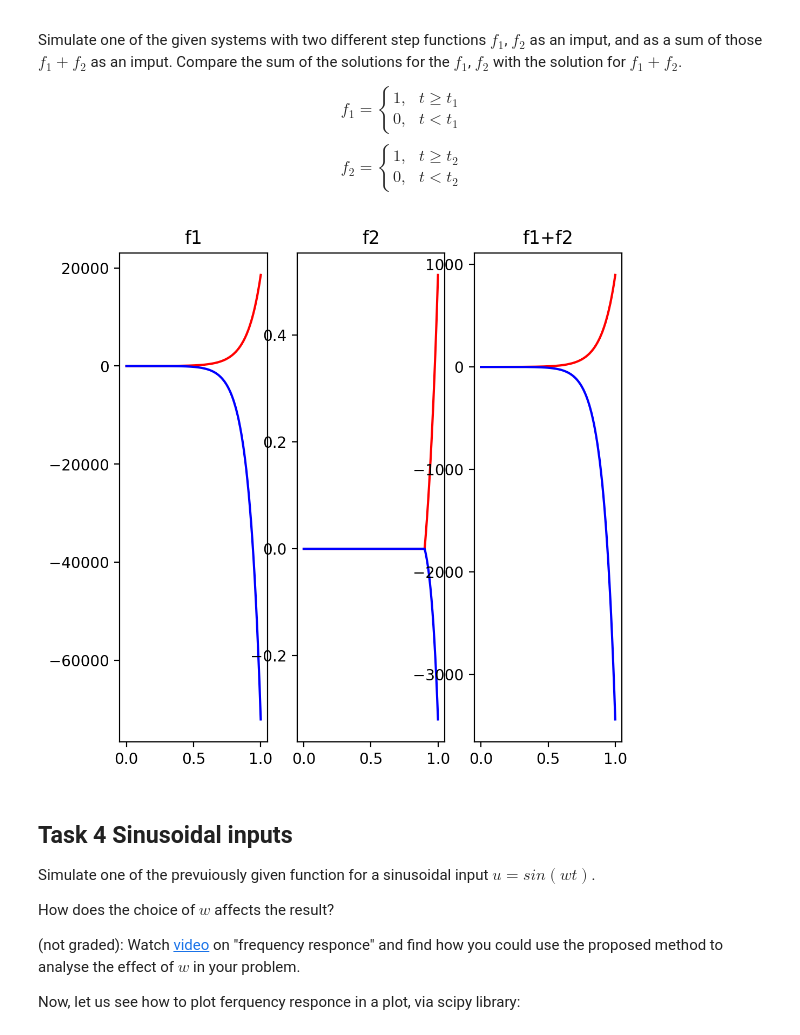
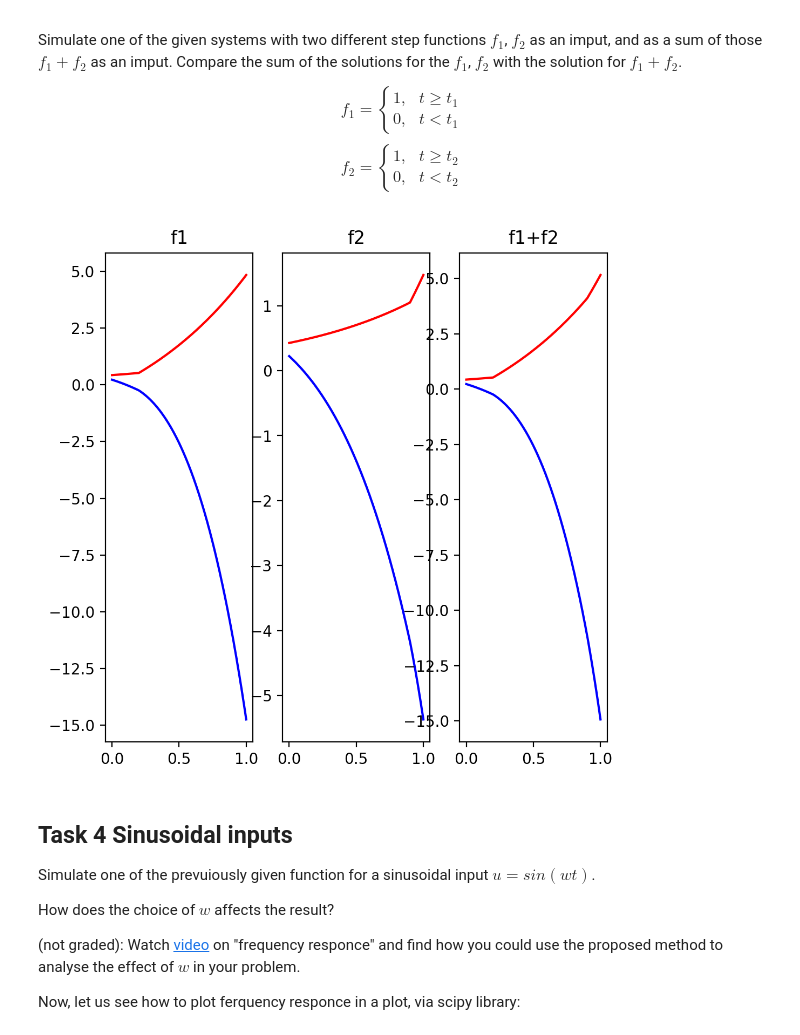
Before and after one commit to enestydarealmc/IU_ControlTheory, a Jupyter notebook: CT_Assignment2.ipynb, the cells around one changed output. Saved outputs shown, nothing was run; the diff lists cells and outputs as text; code cells hidden in the pictures.

```diff
--- a/CT_Assignment2.ipynb
+++ b/CT_Assignment2.ipynb
@@ -609,49 +609,48 @@ t1 = 0.2
 t2 = 0.9
 
 n = 2
-A = np.array([[10.0, 0.0], [-5.0, 10.0]])
+A = np.array([[1.0, 0.0], [-5.0, 1.0]])
 B = np.array([[2.0, 1.0], [0.0, -1.0]])
 C = np.eye(2, dtype= float)
 D = np.zeros(shape=(2,2), dtype=float)
 
-f1 = lambda t: [1,1] if t>=t1 else [0,0]
+f1 = lambda t: np.array([1.0, 1.0]) if t>=t1 else [0,0]
 
-f2 = lambda t: [1,1] if t>=t2 else [0,0]
+f2 = lambda t: np.array([1.0, 1.0]) if t>=t2 else [0,0]
 
 time = np.linspace(0, 1, 1000)
 x0 = np.random.rand(n)  # initial state
 
 sys = signal.StateSpace(A,B,C,D)
 u1 = np.array(list(map(f1, time)))
 u2 = np.array(list(map(f2, time)))
 u3 = u1 + u2
 
 # print(u3.shape)
 
 tout1, x1, y1 = signal.lsim(system=sys,U=u1,T=time, X0=x0)
-tout2, x2, y2 = signal.lsim(sys,u2,time)
-tout3, x3, y3 = signal.lsim(sys,u3,time)
-
+tout2, x2, y2 = signal.lsim(sys,u2,time, X0=x0)
+tout3, x3, y3 = signal.lsim(sys,u3,time, X0=x0)
 
 fig = plt.figure(figsize=(6,6), dpi=200)
 ax1 = fig.add_subplot(131)
 ax2 = fig.add_subplot(132)
 ax3 = fig.add_subplot(133)
 
 ax1.set_title('f1')
-ax1.plot(tout1, x1[:, 0],'r')
-ax1.plot(tout1, x1[:, 1],'b')
+ax1.plot(time, x1[:, 0],'r')
+ax1.plot(time, x1[:, 1],'b')
 
 ax2.set_title('f2')
-ax2.plot(tout2, x2[:, 0],'r')
-ax2.plot(tout2, x2[:, 1],'b')
+ax2.plot(time, x2[:, 0],'r')
+ax2.plot(time, x2[:, 1],'b')
 
 ax3.set_title('f1+f2')
-ax3.plot(tout3, x3[:, 0],'r')
-ax3.plot(tout3, x3[:, 1],'b')
+ax3.plot(time, x3[:, 0],'r')
+ax3.plot(time, x3[:, 1],'b')
 plt.show()
 # %% [output]
-[figure, old version]
+[figure, new version]
 # %% [markdown]
 ## Task 4 Sinusoidal inputs
 
```
